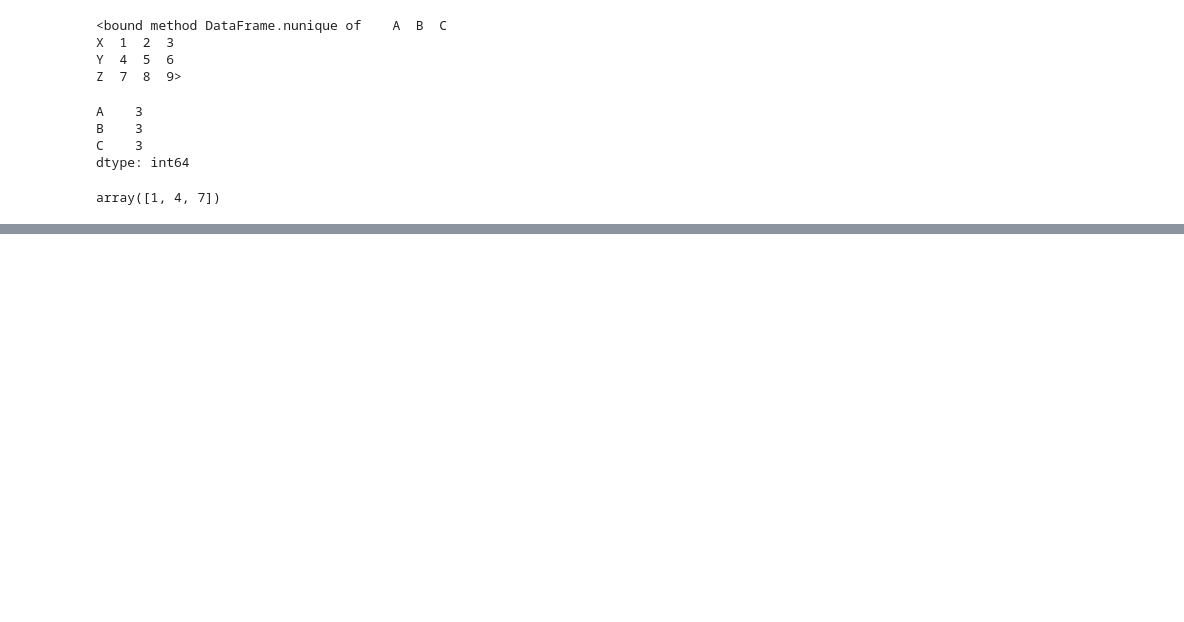
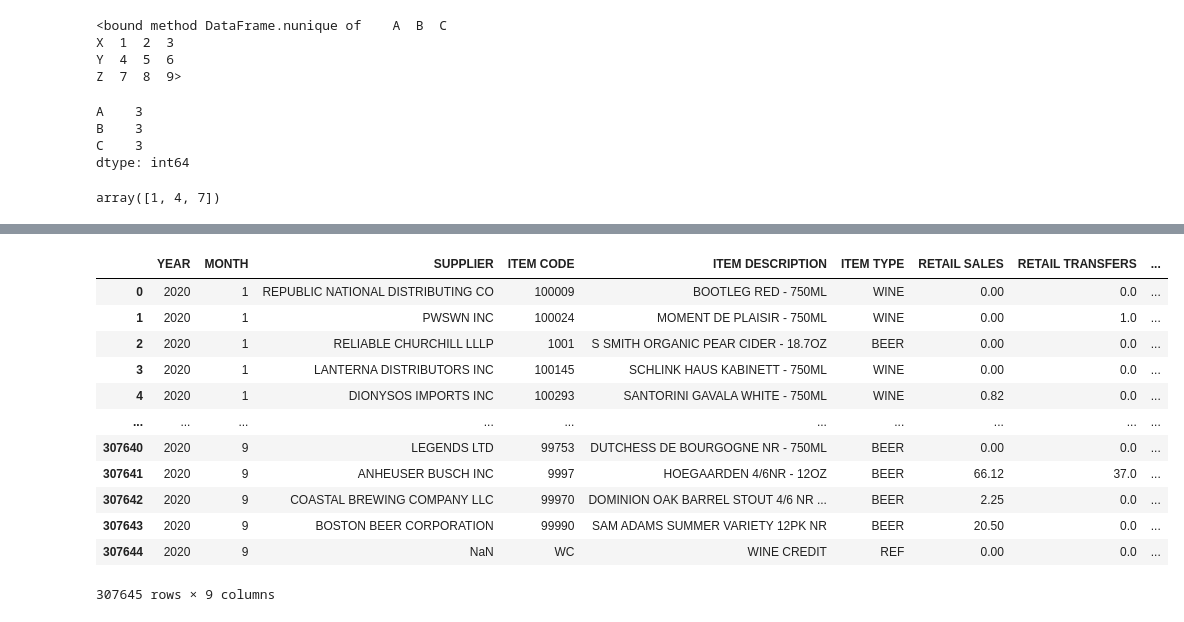
Before and after one commit to PV58/python-practice, a Jupyter notebook: pandas.ipynb, the cells around one changed output, grey strips where cells are left out. Saved outputs shown, nothing was run; the diff lists cells and outputs as text; code cells hidden in the pictures; blank space fills up the shorter version.

```diff
--- a/pandas.ipynb
+++ b/pandas.ipynb
@@ -61,0 +233,16 @@ array([1, 4, 7])
+# %%
+df
+# %% [output]
+|  | YEAR | MONTH | SUPPLIER | ITEM CODE | ITEM DESCRIPTION | ITEM TYPE | RETAIL SALES | RETAIL TRANSFERS | ... |
+| 0 | 2020 | 1 | REPUBLIC NATIONAL DISTRIBUTING CO | 100009 | BOOTLEG RED - 750ML | WINE | 0.00 | 0.0 | ... |
+| 1 | 2020 | 1 | PWSWN INC | 100024 | MOMENT DE PLAISIR - 750ML | WINE | 0.00 | 1.0 | ... |
+| 2 | 2020 | 1 | RELIABLE CHURCHILL LLLP | 1001 | S SMITH ORGANIC PEAR CIDER - 18.7OZ | BEER | 0.00 | 0.0 | ... |
+| 3 | 2020 | 1 | LANTERNA DISTRIBUTORS INC | 100145 | SCHLINK HAUS KABINETT - 750ML | WINE | 0.00 | 0.0 | ... |
+| 4 | 2020 | 1 | DIONYSOS IMPORTS INC | 100293 | SANTORINI GAVALA WHITE - 750ML | WINE | 0.82 | 0.0 | ... |
+| ... | ... | ... | ... | ... | ... | ... | ... | ... | ... |
+| 307640 | 2020 | 9 | LEGENDS LTD | 99753 | DUTCHESS DE BOURGOGNE NR - 750ML | BEER | 0.00 | 0.0 | ... |
+| 307641 | 2020 | 9 | ANHEUSER BUSCH INC | 9997 | HOEGAARDEN 4/6NR - 12OZ | BEER | 66.12 | 37.0 | ... |
+| 307642 | 2020 | 9 | COASTAL BREWING COMPANY LLC | 99970 | DOMINION OAK BARREL STOUT 4/6 NR ... | BEER | 2.25 | 0.0 | ... |
+| 307643 | 2020 | 9 | BOSTON BEER CORPORATION | 99990 | SAM ADAMS SUMMER VARIETY 12PK NR | BEER | 20.50 | 0.0 | ... |
+| 307644 | 2020 | 9 | NaN | WC | WINE CREDIT | REF | 0.00 | 0.0 | ... |
+307645 rows × 9 columns
```
Also changed, not shown: parts of 16 cells of this notebook.
